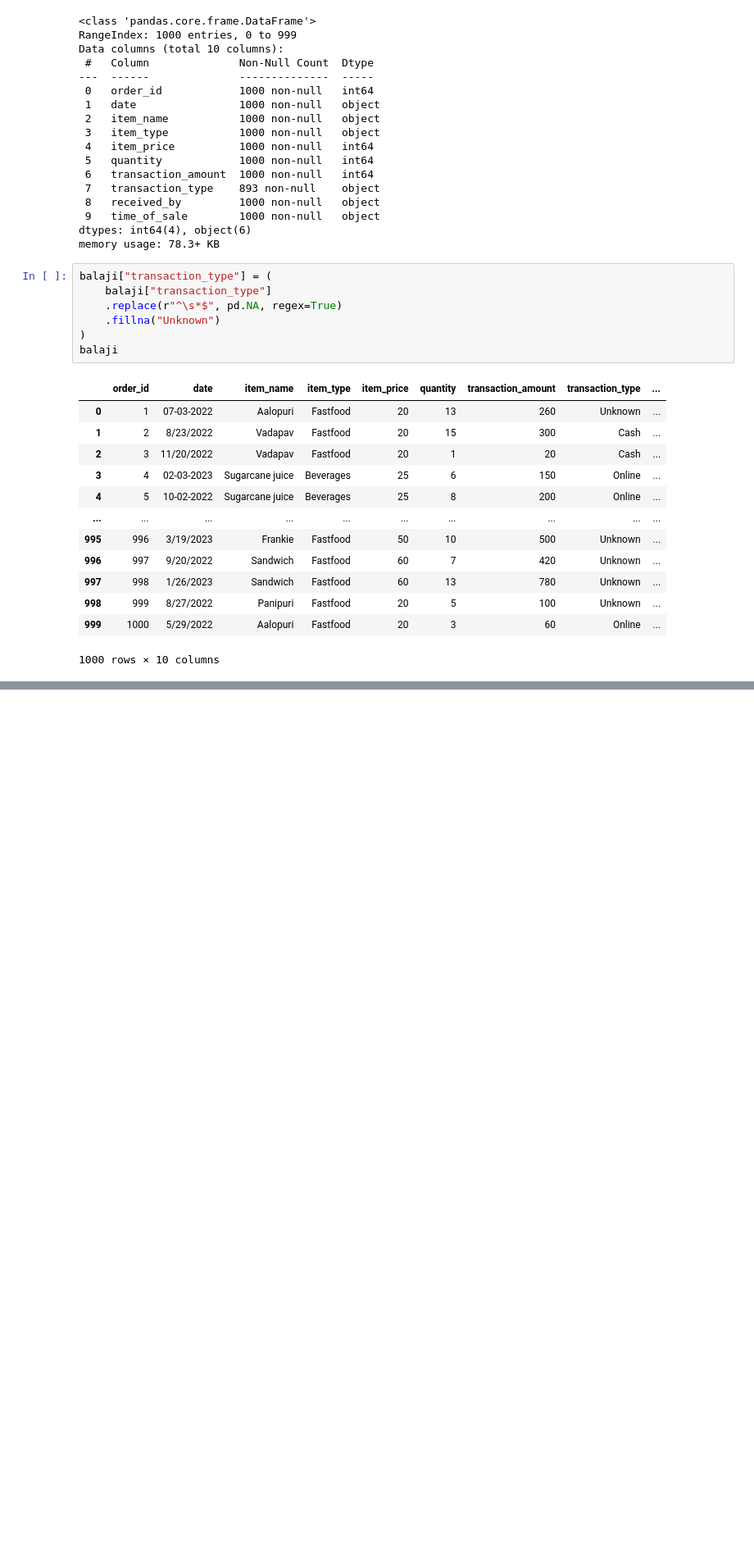
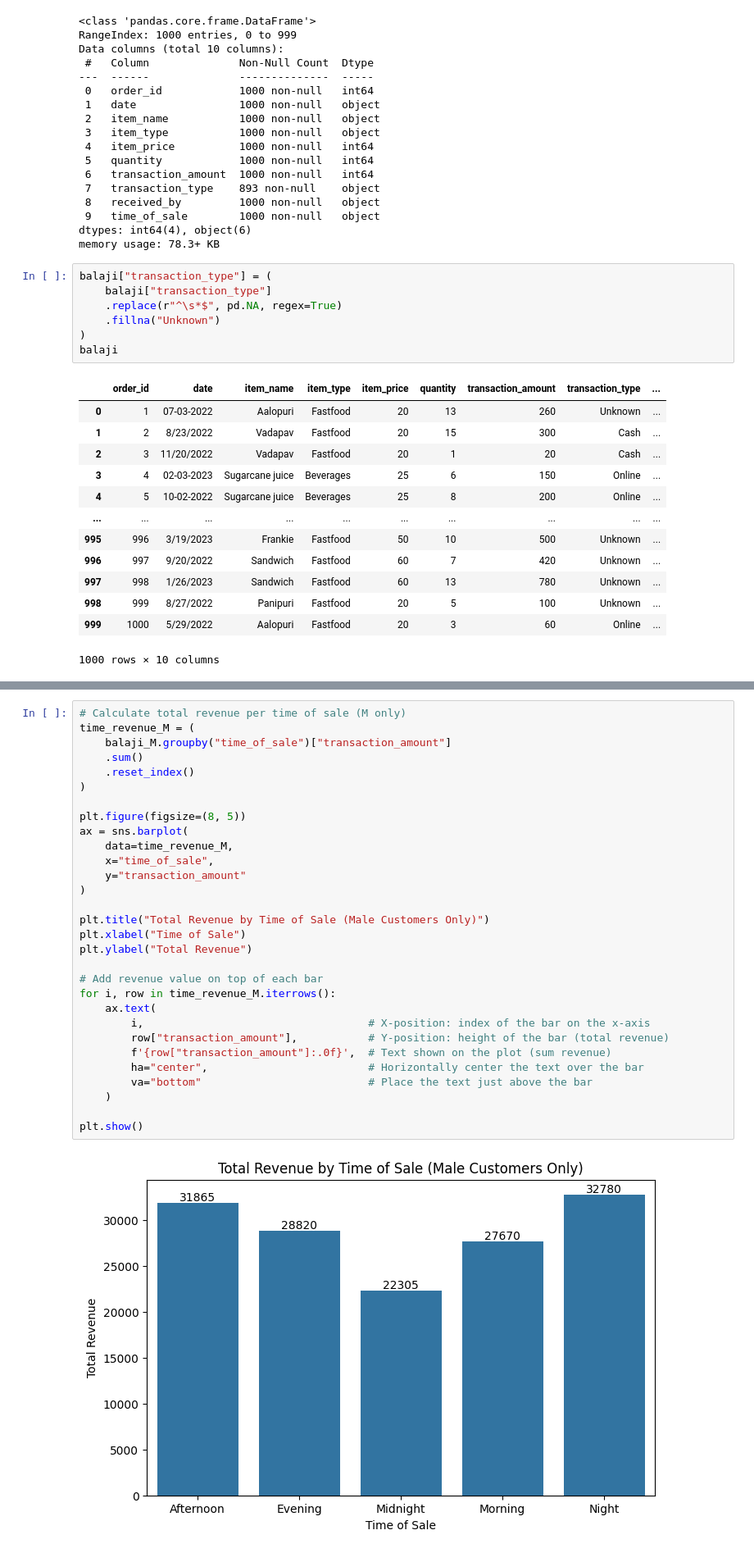
Before and after one commit to yarinsella/Balaji_Restaurant_Analysis, a Jupyter notebook: Gal.ipynb, the cells around one changed output, grey strips where cells are left out. Shown: that part at 82% size. Drawn from its saved outputs; the diff is of its cells as text; blank space fills up the shorter version.

```diff
--- a/Gal.ipynb
+++ b/Gal.ipynb
@@ -46,0 +119,32 @@ balaji
+# %%
+# Calculate total revenue per time of sale (M only)
+time_revenue_M = (
+    balaji_M.groupby("time_of_sale")["transaction_amount"]
+    .sum()
+    .reset_index()
+)
+
+plt.figure(figsize=(8, 5))
+ax = sns.barplot(
+    data=time_revenue_M,
+    x="time_of_sale",
+    y="transaction_amount"
+)
+
+plt.title("Total Revenue by Time of Sale (Male Customers Only)")
+plt.xlabel("Time of Sale")
+plt.ylabel("Total Revenue")
+
+# Add revenue value on top of each bar
+for i, row in time_revenue_M.iterrows():
+    ax.text(
+        i,                                   # X-position: index of the bar on the x-axis
+        row["transaction_amount"],           # Y-position: height of the bar (total revenue)
+        f'{row["transaction_amount"]:.0f}',  # Text shown on the plot (sum revenue)
+        ha="center",                         # Horizontally center the text over the bar
+        va="bottom"                          # Place the text just above the bar
+    )
+
+plt.show()
+# %% [output]
+[figure, added]
```
Also changed, not shown: parts of 4 cells of this notebook.
